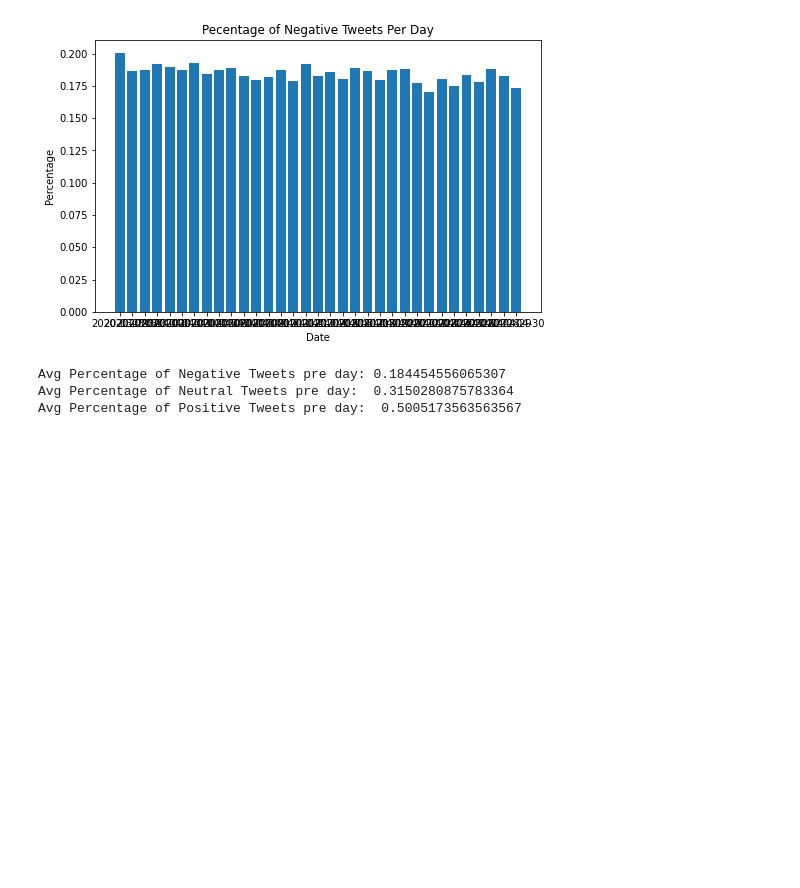
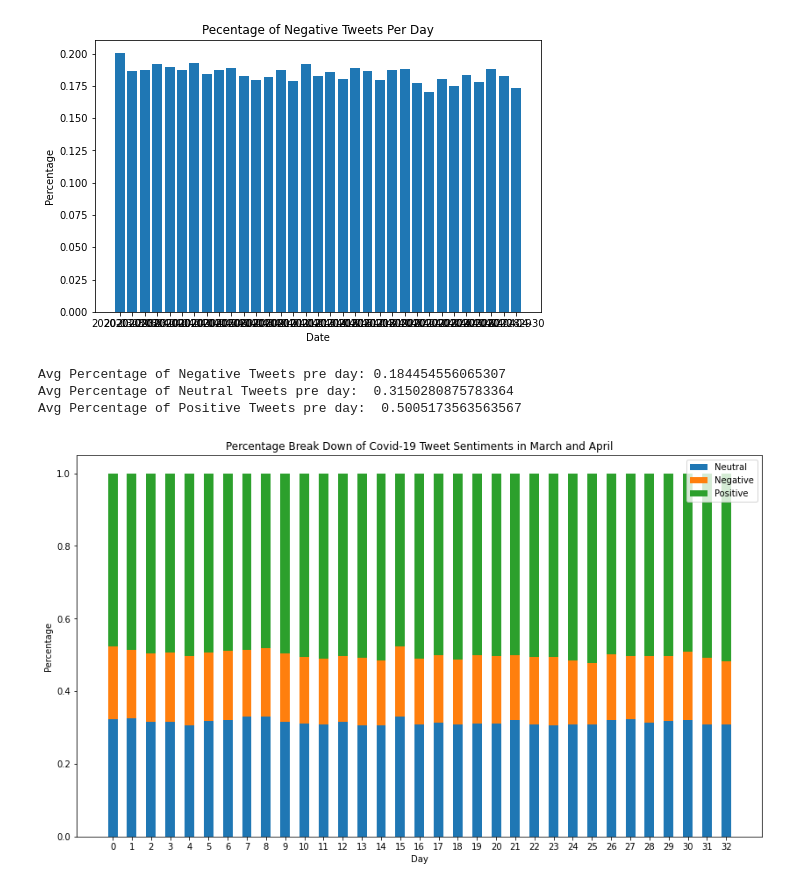
Before and after one commit to adrielk/Covid19-ML-and-Analysis, a Jupyter notebook: Covid-19 and Sentiment.ipynb, the cells around one changed output. Saved outputs shown, nothing was run; the diff lists cells and outputs as text; code cells hidden in the pictures; blank space fills up the shorter version.

Commit message:
Stacked bar chart of sentiment percentages

```diff
--- a/Covid-19 and Sentiment.ipynb
+++ b/Covid-19 and Sentiment.ipynb
@@ -696,0 +693,26 @@ Avg Percentage of Positive Tweets pre day:  0.5005173563563567
+# %%
+#Tutorial source: https://python-graph-gallery.com/12-stacked-barplot-with-matplotlib/
+N = len(dates)
+neutral = neutralPercent
+pos = posPercent
+neg = negPercent
+ind = np.arange(N)
+width = 0.5
+
+
+bars = np.add(neutral, neg).tolist()#this is needed to get correct height for p3
+
+plt.figure(figsize = (14,8))
+p1 = plt.bar(ind, neutral, width)
+p2 = plt.bar(ind, neg, width, bottom = neutral)
+p3 = plt.bar(ind, pos, width, bottom = bars)
+
+
+plt.legend((p1[0],p2[0],p3[0]),('Neutral','Negative','Positive'))
+plt.title('Percentage Break Down of Covid-19 Tweet Sentiments in March and April')
+plt.ylabel('Percentage')
+plt.xlabel('Day')
+plt.xticks(ind)
+plt.show()
+# %% [output]
+[figure, added]
```
Also changed, not shown: parts of 3 cells of this notebook.
